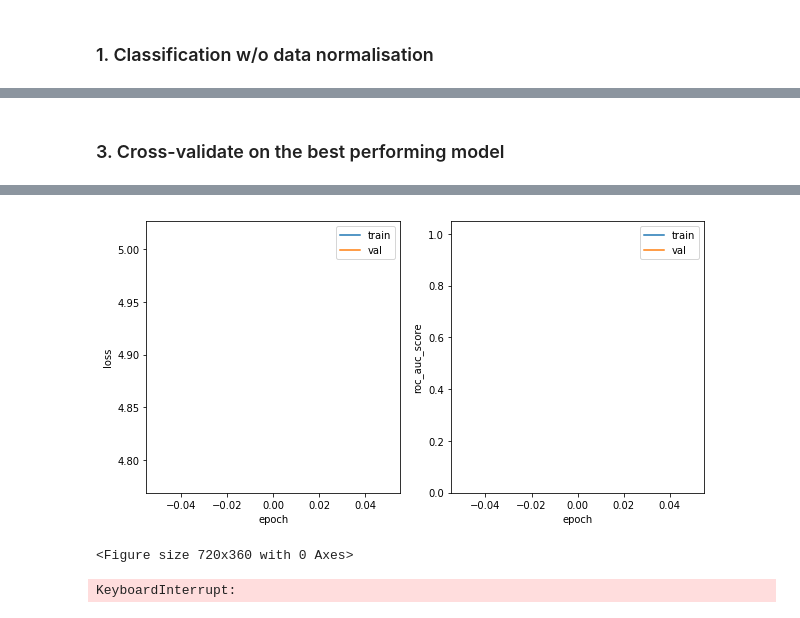
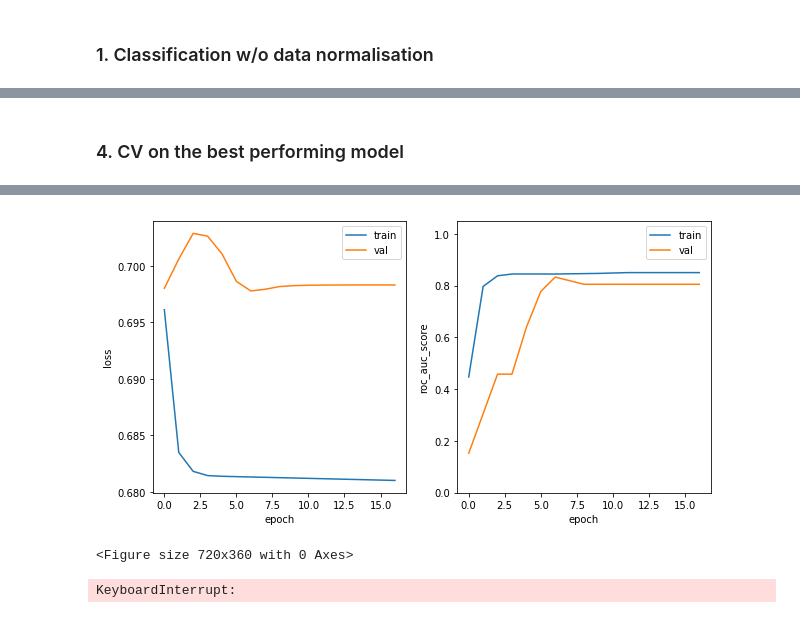
Before and after one commit to kondratevakate/mri-epilepsy-diagnosis, a Jupyter notebook: classification/baseline/baseline_sample_classification.ipynb, the cells around one changed output, grey strips where cells are left out. Saved outputs shown, nothing was run; the diff lists cells and outputs as text; code cells hidden in the pictures.

```diff
--- a/classification/baseline/baseline_sample_classification.ipynb
+++ b/classification/baseline/baseline_sample_classification.ipynb
@@ -100,22 +136,19 @@ experiment.set_name("VoxCNN, baseline cv")
 # %%
+from models.cnn_model import DilatedCNN
+model_params = {
+    "input_shape": (180,180,180)}
 
-model_params = {
-    "n_filters": 16,
-    "stride": 2,
-    "n_blocks": 4,
-    "input_shape": (180,180,180),
-    "n_fc_units": 180
-}
 train_dataset = soloviev_data
-model_cnn = CNN(**model_params)
-model, optimizer, scheduler = create_model_opt(model_cnn)
+model_dilatedCnn = DilatedCNN(**model_params)
+model, optimizer, scheduler = create_model_opt(model_dilatedCnn)
 
 batch_size = 10
 
 split_ = StratifiedShuffleSplit(n_splits=1, test_size=0.3, random_state=42)
 
-train_idx, val_idx = list(split_.split(X=np.arange(len(train_dataset)), y=train_dataset.target))[0]
-
+# train_idx, val_idx = list(split_.split(X=np.arange(len(train_dataset)), y=train_dataset.target))[0]
+train_idx, val_idx = list(split_.split(X=np.arange(len(holdout_idx)), y=soloviev_data.target[holdout_idx.index]))[0]
+train_dataset = soloviev_data
 train_loader = DataLoader(Subset(train_dataset, train_idx),
                                       shuffle=False,
                                       batch_size=batch_size,
@@ -158,18 +181,20 @@ KeyboardInterrupt:
 # %% [markdown]
-### 3. Cross-validate on the best performing model
+### 4. CV on the best performing model
 # %%
 cv = StratifiedKFold(n_splits=5, shuffle=True, random_state=42)
 metric = roc_auc_score
 
 cv_params = {
-    "cnn_model": model_cnn,
+    "cnn_model": model_dilatedCnn,
     "batch_size": 10,
     "train_dataset": soloviev_data,
     "device": device,
     "cv": cv,
     "metric": roc_auc_score,
-    "experiment": experiment,
-    "max_epoch": 20,
+    "holdout_idx":holdout_idx,
+    "experiment": False,
+    "max_epoch": 30,
+
 }
 
 
@@ -186,3 +211,3 @@ Epoch 1 of 20 took 31.810s
-[figure, old version]
+[figure, new version]
 <Figure size 720x360 with 0 Axes>
 KeyboardInterrupt:
```
Also changed, not shown: parts of 16 cells of this notebook, 3 other files.
